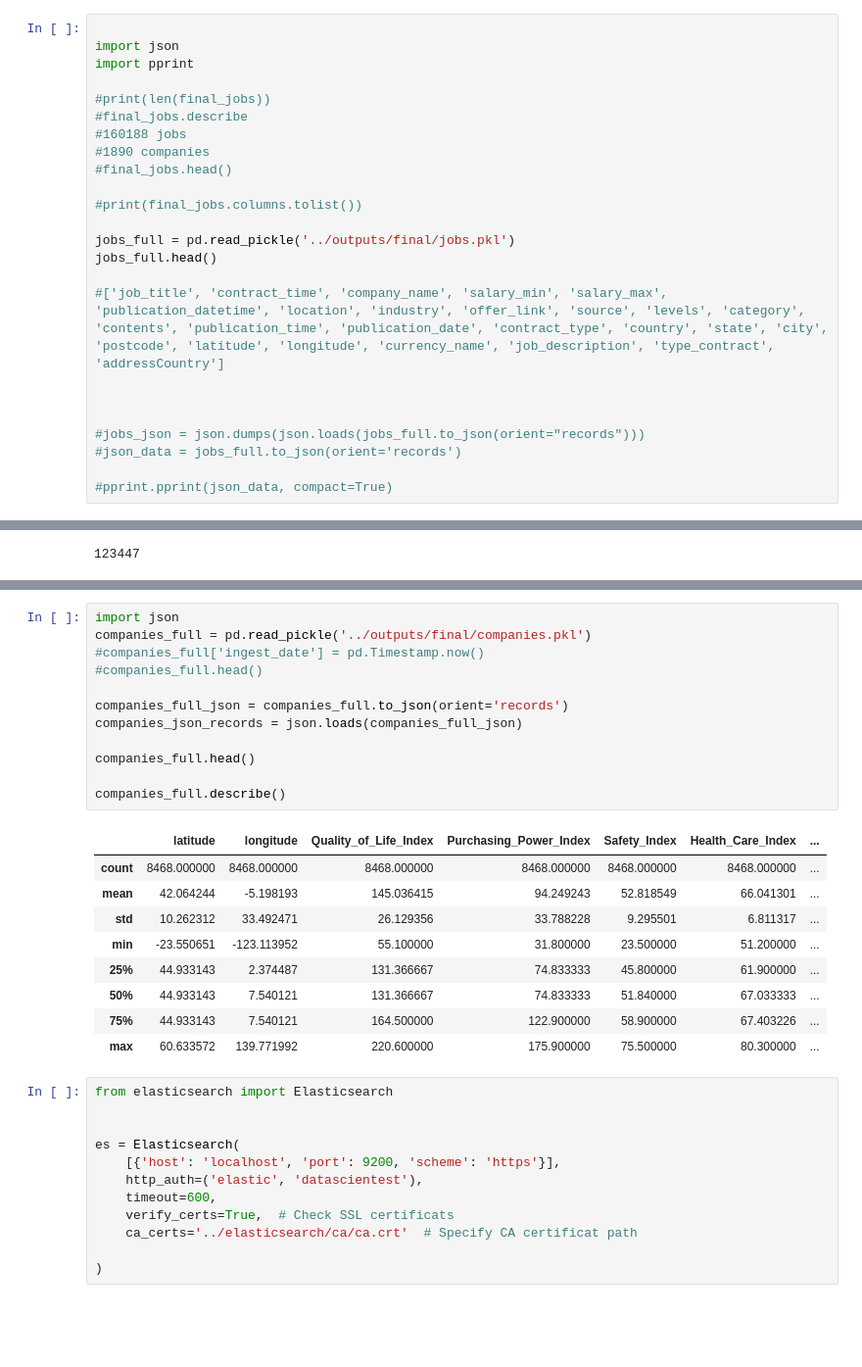
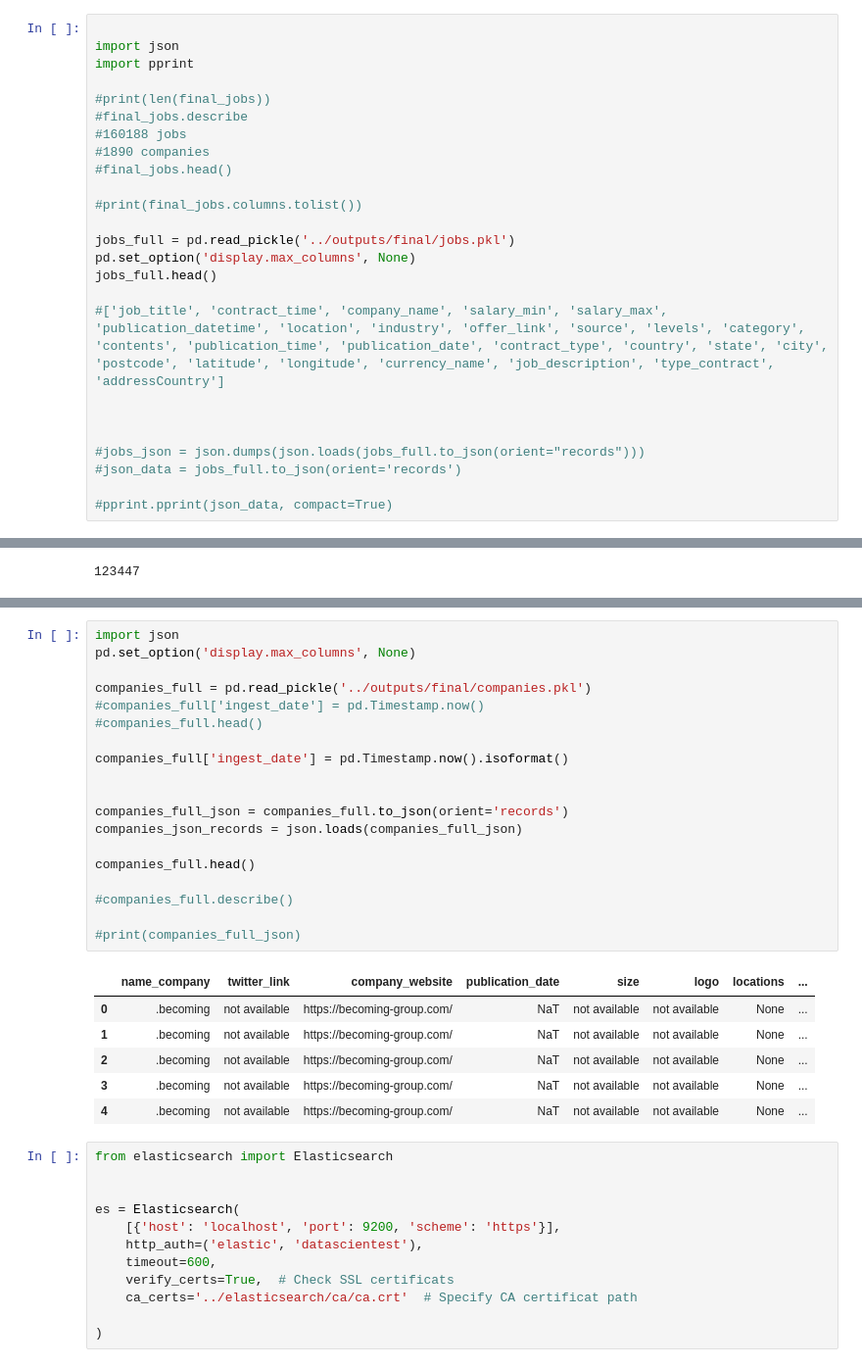
Before and after one commit to sodagt/JobMarket, a Jupyter notebook: processing/test_process.ipynb, the cells around one changed output, grey strips where cells are left out. Shown: that part at 98% size. Saved outputs shown, nothing was run; the diff lists cells and outputs as text; blank space fills up the shorter version.

```diff
--- a/processing/test_process.ipynb
+++ b/processing/test_process.ipynb
@@ -33,6 +33,7 @@ import pprint
 #print(final_jobs.columns.tolist())
 
 jobs_full = pd.read_pickle('../outputs/final/jobs.pkl')
+pd.set_option('display.max_columns', None)
 jobs_full.head()
 
 #['job_title', 'contract_time', 'company_name', 'salary_min', 'salary_max', 'publication_datetime', 'location', 'industry', 'offer_link', 'source', 'levels', 'category', 'contents', 'publication_time', 'publication_date', 'contract_type', 'country', 'state', 'city', 'postcode', 'latitude', 'longitude', 'currency_name', 'job_description', 'type_contract', 'addressCountry']
@@ -84,25 +83,29 @@ jobs_full_country.head()
 # %%
 import json
+pd.set_option('display.max_columns', None)
+
 companies_full = pd.read_pickle('../outputs/final/companies.pkl')
 #companies_full['ingest_date'] = pd.Timestamp.now()
 #companies_full.head()
+
+companies_full['ingest_date'] = pd.Timestamp.now().isoformat()
+
 
 companies_full_json = companies_full.to_json(orient='records')
 companies_json_records = json.loads(companies_full_json)
 
 companies_full.head()
 
-companies_full.describe()
+#companies_full.describe()
+
+#print(companies_full_json)
 # %% [output]
-|  | latitude | longitude | Quality_of_Life_Index | Purchasing_Power_Index | Safety_Index | Health_Care_Index | ... |
-| count | 8468.000000 | 8468.000000 | 8468.000000 | 8468.000000 | 8468.000000 | 8468.000000 | ... |
-| mean | 42.064244 | -5.198193 | 145.036415 | 94.249243 | 52.818549 | 66.041301 | ... |
-| std | 10.262312 | 33.492471 | 26.129356 | 33.788228 | 9.295501 | 6.811317 | ... |
-| min | -23.550651 | -123.113952 | 55.100000 | 31.800000 | 23.500000 | 51.200000 | ... |
-| 25% | 44.933143 | 2.374487 | 131.366667 | 74.833333 | 45.800000 | 61.900000 | ... |
-| 50% | 44.933143 | 7.540121 | 131.366667 | 74.833333 | 51.840000 | 67.033333 | ... |
-| 75% | 44.933143 | 7.540121 | 164.500000 | 122.900000 | 58.900000 | 67.403226 | ... |
-| max | 60.633572 | 139.771992 | 220.600000 | 175.900000 | 75.500000 | 80.300000 | ... |
+|  | name_company | twitter_link | company_website | publication_date | size | logo | locations | ... |
+| 0 | .becoming | not available | https://becoming-group.com/ | NaT | not available | not available | None | ... |
+| 1 | .becoming | not available | https://becoming-group.com/ | NaT | not available | not available | None | ... |
+| 2 | .becoming | not available | https://becoming-group.com/ | NaT | not available | not available | None | ... |
+| 3 | .becoming | not available | https://becoming-group.com/ | NaT | not available | not available | None | ... |
+| 4 | .becoming | not available | https://becoming-group.com/ | NaT | not available | not available | None | ... |
 # %%
 from elasticsearch import Elasticsearch
 
```
Also changed, not shown: parts of 6 cells of this notebook, 2 other files.
